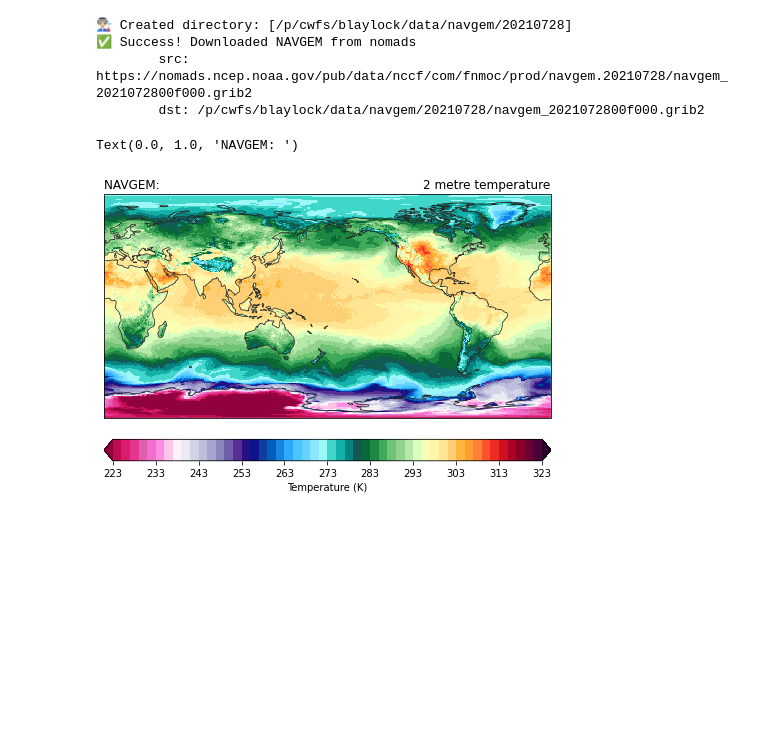
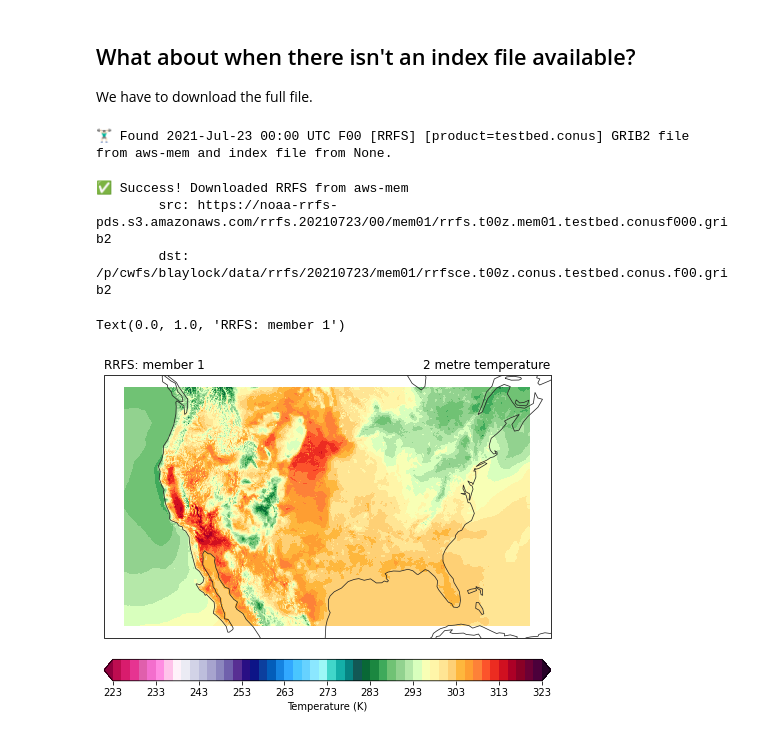
Before and after one commit to amotl/herbie-without-docs, a Jupyter notebook: docs/user_guide/notebooks/data_rrfs.ipynb, the cells around one changed output. Drawn from its saved outputs; the diff is of its cells as text; code cells hidden in the pictures; blank space fills up the shorter version.

```diff
--- a/docs/user_guide/notebooks/data_rrfs.ipynb
+++ b/docs/user_guide/notebooks/data_rrfs.ipynb
@@ -20,11 +46,18 @@ H = Herbie('2021-07-28',
+# %% [markdown]
+## What about when there isn't an index file available?
+We have to download the full file.
+# %%
+H = Herbie('2021-07-23',
+           model='rrfs', product='testbed.conus', member=1, priority='aws-mem')
+# %% [output]
+🏋🏻‍♂️ Found 2021-Jul-23 00:00 UTC F00 [RRFS] [product=testbed.conus] GRIB2 file from aws-mem and index file from None.
 # %%
 # no index file available. Have to download the full file.
 H.download()
 # %% [output]
-👨🏻‍🏭 Created directory: [/p/cwfs/blaylock/data/navgem/20210728]
-✅ Success! Downloaded NAVGEM from nomads
-        src: https://nomads.ncep.noaa.gov/pub/data/nccf/com/fnmoc/prod/navgem.20210728/navgem_2021072800f000.grib2
-        dst: /p/cwfs/blaylock/data/navgem/20210728/navgem_2021072800f000.grib2
+✅ Success! Downloaded RRFS from aws-mem
+        src: https://noaa-rrfs-pds.s3.amazonaws.com/rrfs.20210723/00/mem01/rrfs.t00z.mem01.testbed.conusf000.grib2
+        dst: /p/cwfs/blaylock/data/rrfs/20210723/mem01/rrfsce.t00z.conus.testbed.conus.f00.grib2
 # %%
 import xarray
 # %%
@@ -36,16 +69,16 @@ x = xarray.open_dataset(
     backend_kwargs={'filter_by_keys': {'shortName': '2t',
                                        'typeOfLevel': 'heightAboveGround'}})
 # %%
-ax = common_features(crs=x.herbie.crs, figsize=[8,8])
+ax = common_features(crs=x.herbie.crs, figsize=[8,8]).ax
 p = ax.pcolormesh(x.longitude, x.latitude, x.t2m,
               transform=pc,
               **cm_tmp(units='K').cmap_kwargs)
 plt.colorbar(p, ax=ax,
              orientation='horizontal', pad=.05,
              **cm_tmp(units='K').cbar_kwargs)
 
 ax.set_title(x.t2m.GRIB_name, loc='right')
-ax.set_title(f"{H.model.upper()}: {H.product_description}", loc='left')
+ax.set_title(f"{H.model.upper()}: member {H.member}", loc='left')
 # %% [output]
-Text(0.0, 1.0, 'NAVGEM: ')
+Text(0.0, 1.0, 'RRFS: member 1')
-[figure, old version]
+[figure, new version]
```
Also changed, not shown: parts of 10 cells of this notebook, 4 other files.
